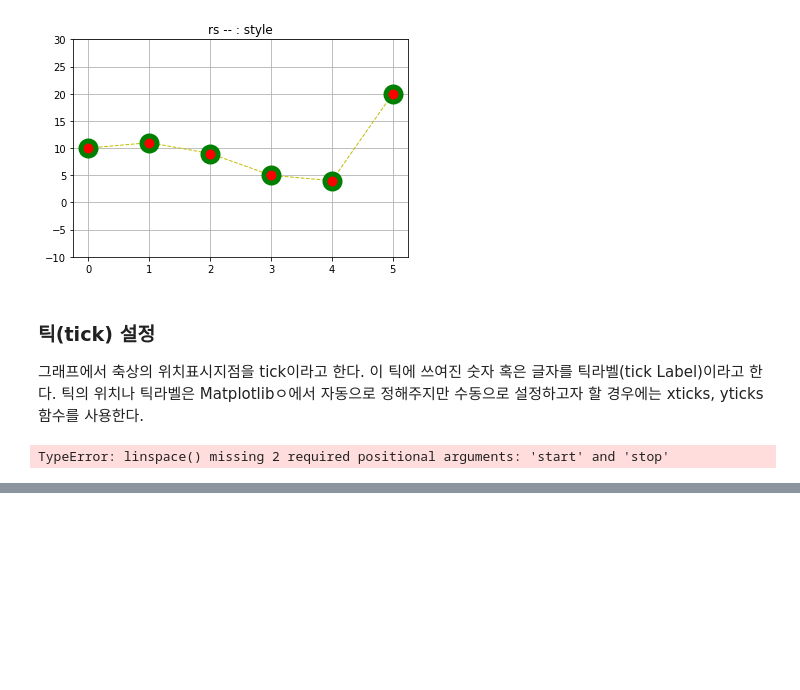
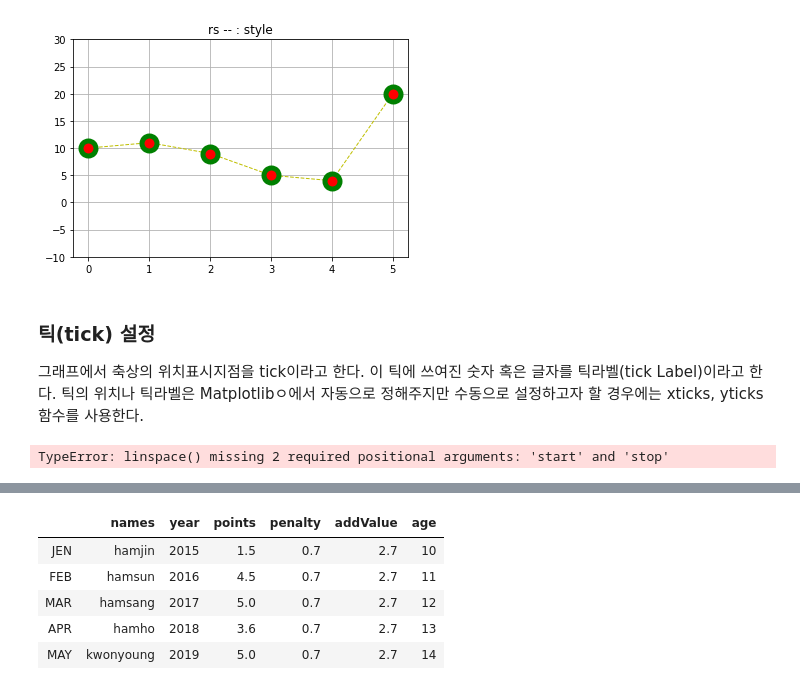
Before and after one commit to devhammi/pythonStudy, a Jupyter notebook: 22. 데이터분석_padas.ipynb, the cells around one changed output, grey strips where cells are left out. Drawn from its saved outputs; the diff is of its cells as text; code cells hidden in the pictures; blank space fills up the shorter version.

```diff
--- a/22. 데이터분석_padas.ipynb
+++ b/22. 데이터분석_padas.ipynb
@@ -133,0 +198,13 @@ TypeError: linspace() missing 2 required positional arguments: 'start' and 'stop
+# %%
+# 3. DataFrame 생성(3) - Numpy Array 로 전달 받아서 생성
+dates = pd.date_range('20190101',periods=6, freq='D')
+print(dates)
+
+df = pd.DataFrame(np.random.randn(6,4),index=dates, columns=list('ABCD'))
+df
+
+data = {'names':['hamjin','hamsun','hamsang','hamho','kwonyoung'],
+       'year':[2015,2016,2017,2018,2019],
+        'points':[1.5,4.5,5,3.6,5]
+       }
+data
@@ -133,0 +245,7 @@ TypeError: linspace() missing 2 required positional arguments: 'start' and 'stop
+# %%
+# 4. DataFrame생성(4) - index와 columns를 직접 설정
+print(data)
+df = pd.DataFrame(data,
+                 columns=['names','year','points','penalty'], #컬럼추가 컬럼은 추가 가능하나 NaN으로 추가됨.
+                 index=['JEN','FEB','MAR','APR','MAY'])    #index는 추가불가 -error
+df
@@ -133,0 +293,7 @@ TypeError: linspace() missing 2 required positional arguments: 'start' and 'stop
+# %%
+# NaN(결측치)인 값을 특정 값으로 지정.
+# df['컬럼명'] = value or df.컬럼명 = value
+df.penalty = 1.7
+df
+df.penalty = 0.7
+df
@@ -133,0 +307,4 @@ TypeError: linspace() missing 2 required positional arguments: 'start' and 'stop
+# %%
+# 1. 컬럼이 없을 경우 자동으로 추가하기
+df['addValue']=2.7
+df
@@ -133,0 +318,12 @@ TypeError: linspace() missing 2 required positional arguments: 'start' and 'stop
+# %%
+# 2. 컬럼추가(2)
+# np.arrange(start, end, stop)
+df['age'] = np.arange(10,15)
+df
+# %% [output]
+|  | names | year | points | penalty | addValue | age |
+| JEN | hamjin | 2015 | 1.5 | 0.7 | 2.7 | 10 |
+| FEB | hamsun | 2016 | 4.5 | 0.7 | 2.7 | 11 |
+| MAR | hamsang | 2017 | 5.0 | 0.7 | 2.7 | 12 |
+| APR | hamho | 2018 | 3.6 | 0.7 | 2.7 | 13 |
+| MAY | kwonyoung | 2019 | 5.0 | 0.7 | 2.7 | 14 |
```
Also changed, not shown: parts of 23 cells of this notebook, 1 other file.
